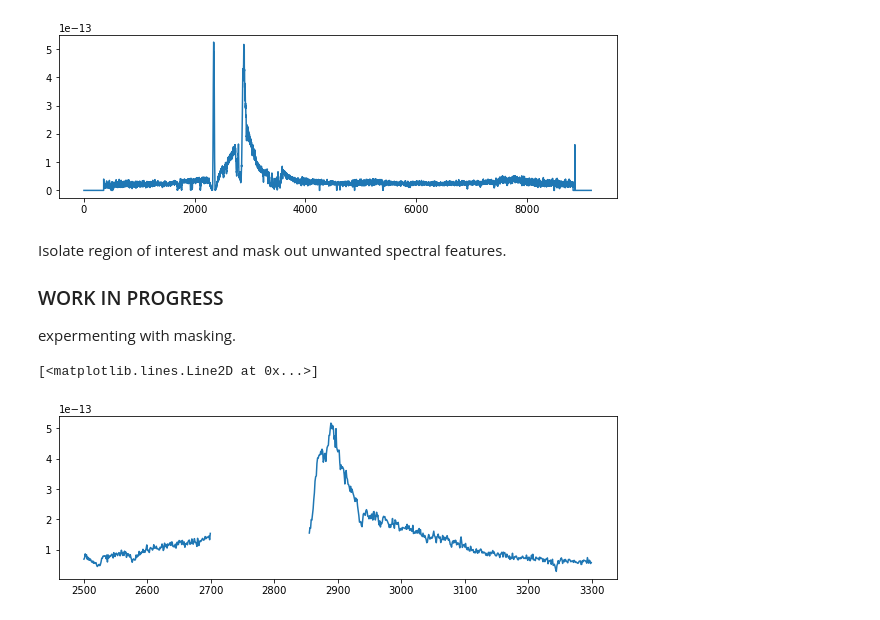
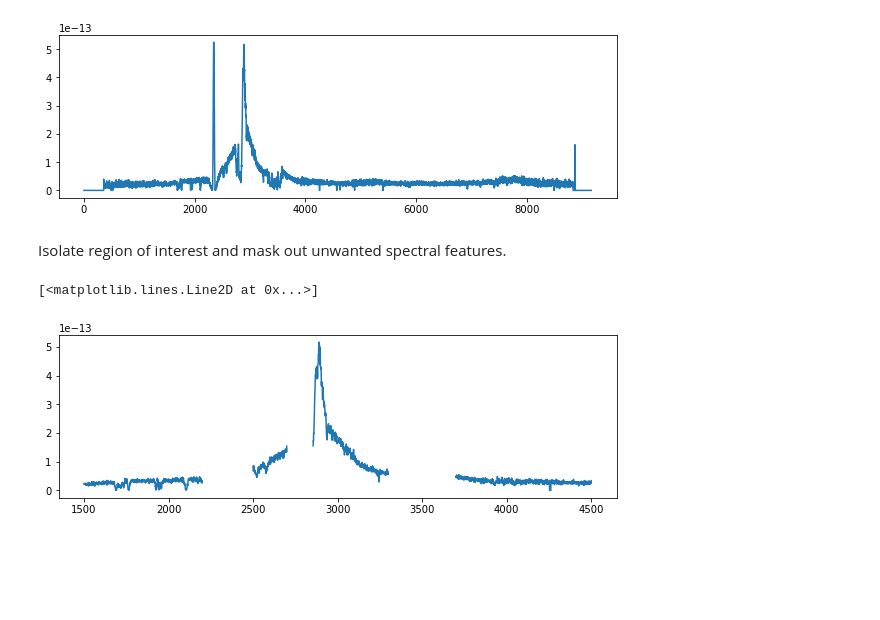
Before and after one commit to ibusko/experiments_specviz, a Jupyter notebook: experiment_normalization.ipynb, the cells around one changed output. Cells and saved outputs as stored; diff of their text form; code cells hidden in the pictures; blank space fills up the shorter version.

```diff
--- a/experiment_normalization.ipynb
+++ b/experiment_normalization.ipynb
@@ -390,29 +394,23 @@ SCALE = 1.
 [figure]
 # %% [markdown]
 Isolate region of interest and mask out unwanted spectral features.
-
-<h3>WORK IN PROGRESS</h3> expermenting with masking.
 # %%
 import numpy.ma as ma
 mask = wave.copy()
 mask.fill(False)
 
-# mask[0:1500] = True
-# mask[4500:9190] = True
-# mask[2200:2500] = True
-# mask[2700:2855] = True
-# mask[3300:3700] = True
-
-mask[0:2500] = True
-mask[3300:9190] = True
+mask[0:1500] = True
+mask[4500:9190] = True
+mask[2200:2500] = True
 mask[2700:2855] = True
-
+mask[3300:3700] = True
 
 wm = ma.masked_array(wave, mask=mask)
 fm = ma.masked_array(flux, mask=mask)
+
 plt.figure(figsize=(10, 3))
 plt.plot(indices, fm)
 # %% [output]
 [<matplotlib.lines.Line2D at 0x...>]
-[figure, old version]
+[figure, new version]
 # %%
```
Also changed, not shown: parts of 10 cells of this notebook.
